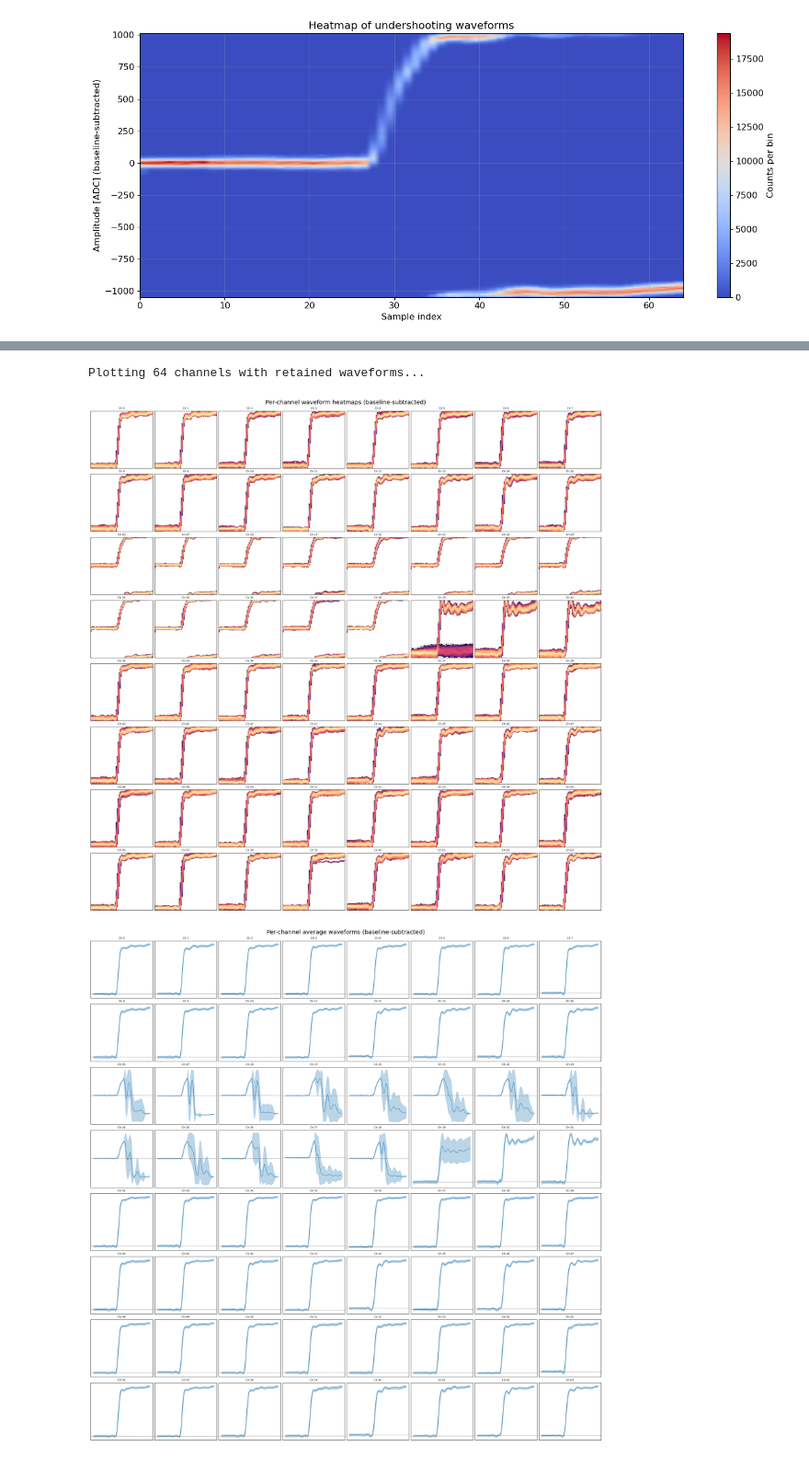
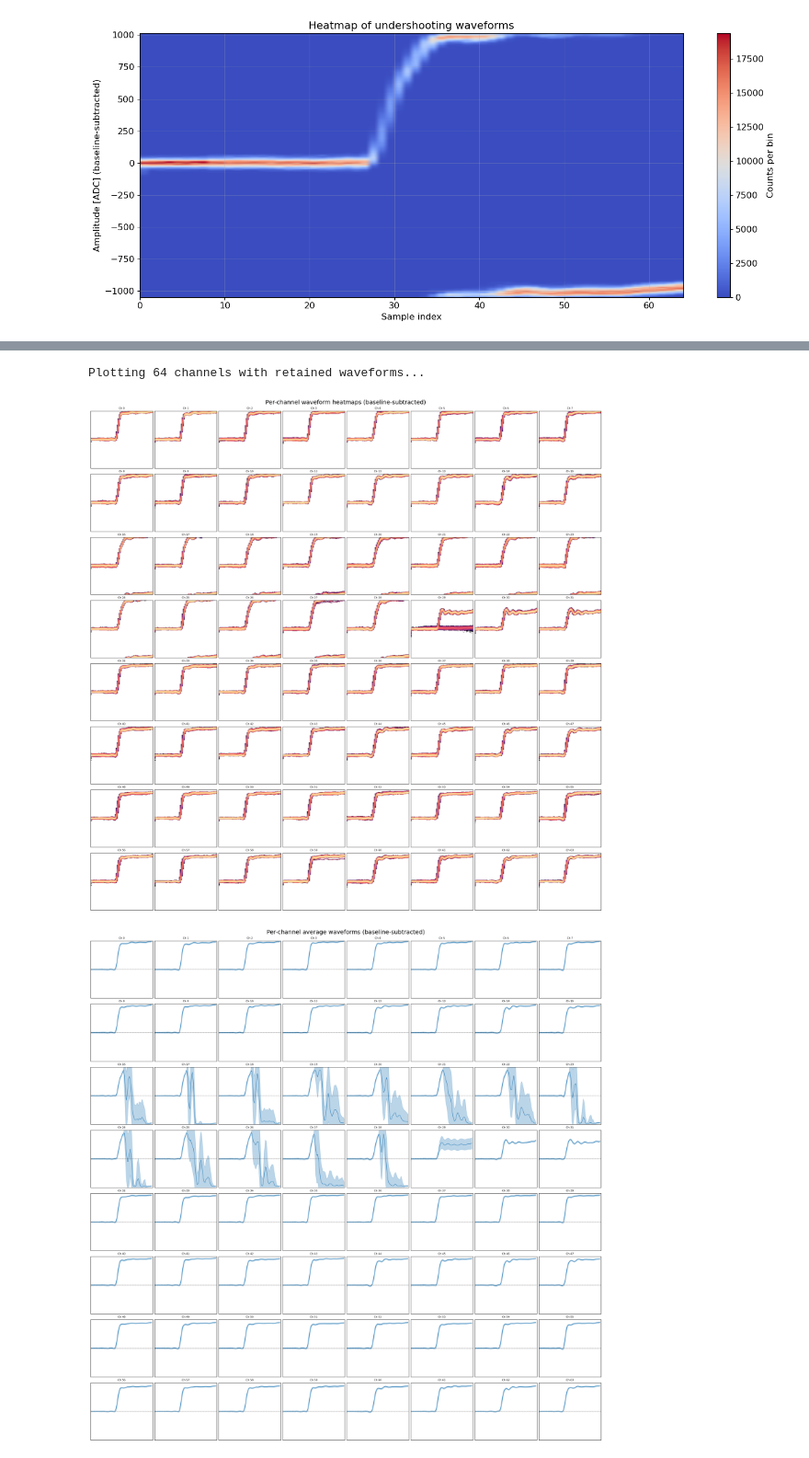
Before and after one commit to jaca230/midas_file_unpacker_app, a Jupyter notebook: notebooks/SAMPIC/noise_filtering_waveforms.ipynb, the cells around one changed output, grey strips where cells are left out. Shown at 92% size. Cells and saved outputs as stored; diff of their text form; code cells hidden in the pictures.

```diff
--- a/notebooks/SAMPIC/noise_filtering_waveforms.ipynb
+++ b/notebooks/SAMPIC/noise_filtering_waveforms.ipynb
@@ -403,7 +405,7 @@ import matplotlib.pyplot as plt
 from matplotlib.colors import LogNorm
 
 # --- Sanity check ---
-if not non_noise_waveforms or not non_noise_channels:
+if len(non_noise_waveforms) == 0 or len(non_noise_channels) == 0:
     print("No non-noise waveform data available.")
 else:
     # --- Grouping setup ---
@@ -412,24 +414,26 @@ else:
     n_channels = len(unique_channels)
     print(f"Plotting {n_channels} channels with retained waveforms...")
 
-    # --- Determine minimal waveform length ---
-    lengths = [len(wf) for wf in non_noise_waveforms if len(wf) > 0]
-    if not lengths:
-        raise RuntimeError("All retained waveforms are zero-length.")
-    min_len = min(lengths)
+    # --- Fixed waveform parameters ---
+    target_len = 64          # always 64 samples per waveform
     baseline_samples = 10
+    y_min, y_max = -1024, 1024
 
-    # --- Baseline subtract all waveforms uniformly ---
+    # --- Standardize waveform length and baseline ---
     processed = []
     for wf in non_noise_waveforms:
-        wf = wf[:min_len]
+        wf = np.asarray(wf, dtype=float)
+        if len(wf) < target_len:
+            wf = np.pad(wf, (0, target_len - len(wf)), constant_values=wf[-1] if len(wf) > 0 else 0)
+        elif len(wf) > target_len:
+            wf = wf[:target_len]
         wf = wf - np.mean(wf[:baseline_samples])
         processed.append(wf)
     processed = np.stack(processed)
 
-    # --- Figure 1: 8x8 per-channel heatmaps ---
+    # --- Figure 1: per-channel heatmaps (8×8 grid) ---
     fig, axes = plt.subplots(8, 8, figsize=(22, 22), constrained_layout=True)
-    for ax, ch in zip(axes.flat, range(64)):  # fixed 64-slot grid
+    for ax, ch in zip(axes.flat, range(64)):
         if ch not in unique_channels:
             ax.axis("off")
             continue
@@ -440,56 +444,60 @@ else:
             ax.axis("off")
             continue
 
-        sample_indices = np.tile(np.arange(min_len), wfs.shape[0])
+        sample_indices = np.tile(np.arange(target_len), wfs.shape[0])
         values = wfs.reshape(-1)
-        v_min, v_max = np.percentile(values, [0.5, 99.5])
-        bins = [min_len, 120]
+
+        bins = [target_len, 200]
         hist, xedges, yedges = np.histogram2d(
-            sample_indices, values, bins=bins, range=[[0, min_len], [v_min, v_max]]
+            sample_indices, values, bins=bins, range=[[0, target_len], [y_min, y_max]]
         )
 
         im = ax.imshow(
             hist.T,
             origin="lower",
             aspect="auto",
-            extent=[0, min_len, yedges[0], yedges[-1]],
+            extent=[0, target_len, y_min, y_max],
             cmap="magma",
             norm=LogNorm(vmin=1, vmax=max(hist.max(), 1))
         )
         ax.set_title(f"Ch {ch}", fontsize=8)
+        ax.set_xlim(0, target_len)
+        ax.set_ylim(y_min, y_max)
         ax.set_xticks([])
         ax.set_yticks([])
 
     fig.suptitle("Per-channel waveform heatmaps (baseline-subtracted)", fontsize=18)
     plt.show()
 
-    # --- Figure 2: 8x8 per-channel mean ±1σ ---
+    # --- Figure 2: per-channel mean ±1σ envelopes (8×8 grid) ---
     fig, axes = plt.subplots(8, 8, figsize=(22, 22), constrained_layout=True)
-    x = np.arange(min_len)
+    x = np.arange(target_len)
     for ax, ch in zip(axes.flat, range(64)):
         if ch not in unique_channels:
             ax.axis("off")
             continue
 
         mask = (non_noise_channels == ch)
         wfs = processed[mask]
         if wfs.size == 0:
             ax.axis("off")
             continue
 
         mean_wave = wfs.mean(axis=0)
         std_wave = wfs.std(axis=0)
         ax.plot(x, mean_wave, color="tab:blue", lw=1)
         ax.fill_between(x, mean_wave - std_wave, mean_wave + std_wave,
                         color="tab:blue", alpha=0.3)
         ax.axhline(0, color="k", lw=0.5, ls="--")
+        ax.set_xlim(0, target_len)
+        ax.set_ylim(y_min, y_max)
         ax.set_title(f"Ch {ch}", fontsize=8)
         ax.set_xticks([])
         ax.set_yticks([])
 
     fig.suptitle("Per-channel average waveforms (baseline-subtracted)", fontsize=18)
     plt.show()
 # %% [output]
 Plotting 64 channels with retained waveforms...
-[figure, old version]
+[figure, new version]
-[figure, old version]
+[figure, new version]
```
Also changed, not shown: parts of 1 cell of this notebook.
